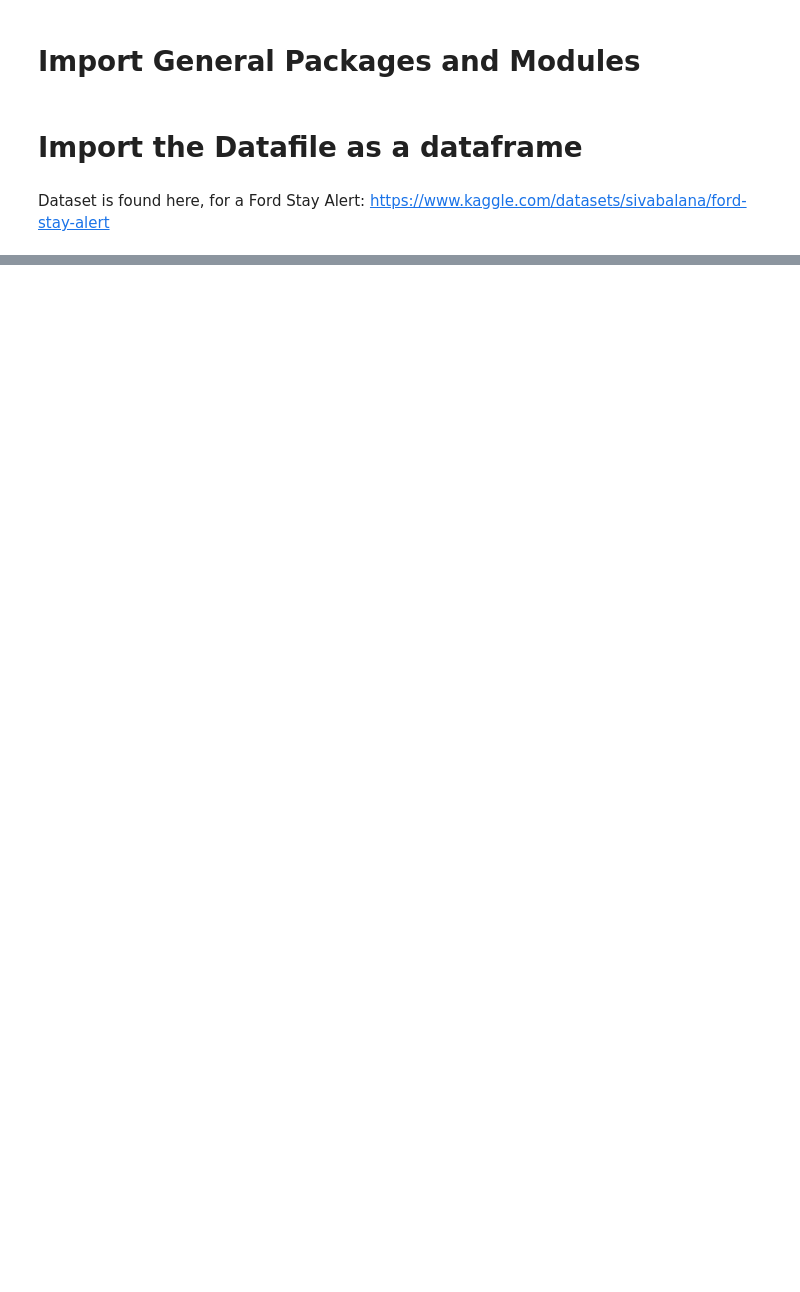
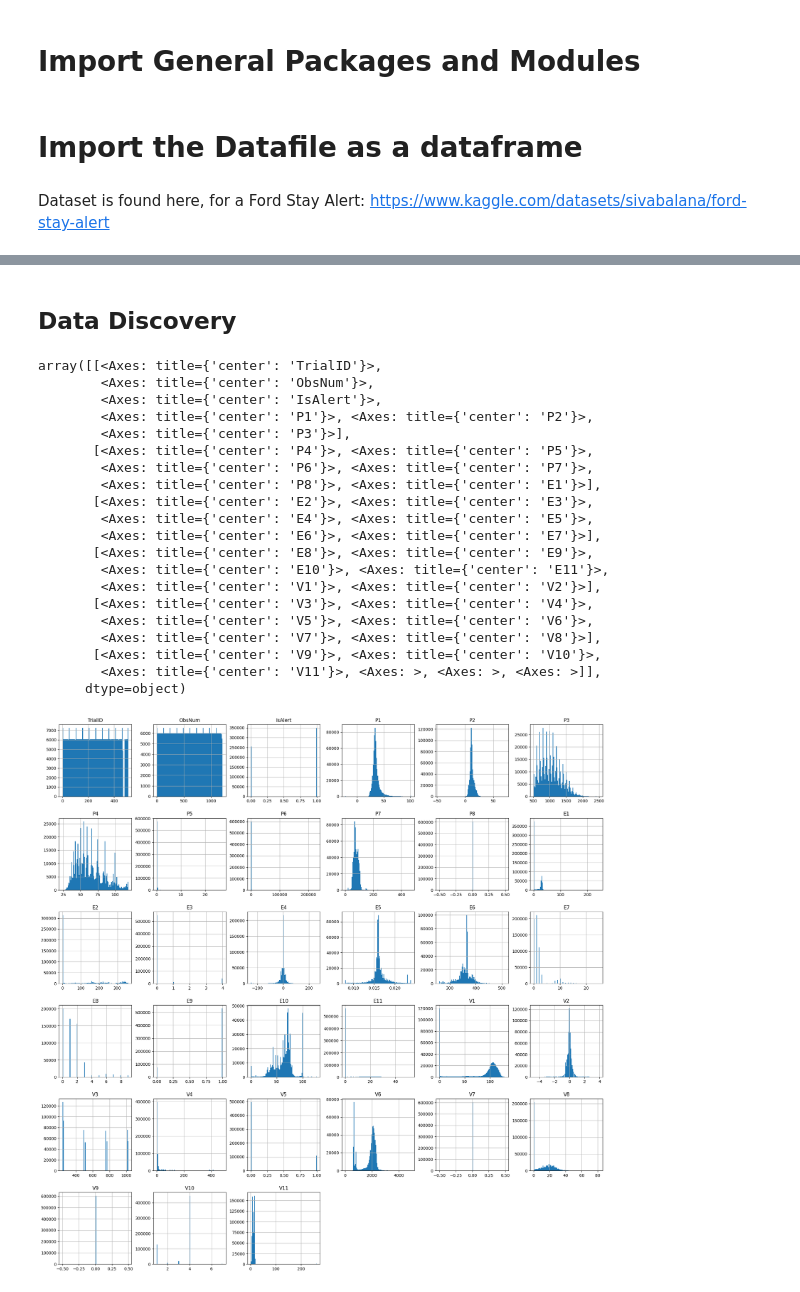
Before and after one commit to JaySachar/MSE413-ML, a Jupyter notebook: Project/main.ipynb, the cells around one changed output, grey strips where cells are left out. Drawn from its saved outputs; the diff is of its cells as text; code cells hidden in the pictures; blank space fills up the shorter version.

```diff
--- a/Project/main.ipynb
+++ b/Project/main.ipynb
@@ -22,0 +42,26 @@ sens_train_df = pd.read_csv(path)
+# %% [markdown]
+## Data Discovery
+# %%
+sens_train_df.hist(bins=100, figsize=(24,24))
+# %% [output]
+array([[<Axes: title={'center': 'TrialID'}>,
+        <Axes: title={'center': 'ObsNum'}>,
+        <Axes: title={'center': 'IsAlert'}>,
+        <Axes: title={'center': 'P1'}>, <Axes: title={'center': 'P2'}>,
+        <Axes: title={'center': 'P3'}>],
+       [<Axes: title={'center': 'P4'}>, <Axes: title={'center': 'P5'}>,
+        <Axes: title={'center': 'P6'}>, <Axes: title={'center': 'P7'}>,
+        <Axes: title={'center': 'P8'}>, <Axes: title={'center': 'E1'}>],
+       [<Axes: title={'center': 'E2'}>, <Axes: title={'center': 'E3'}>,
+        <Axes: title={'center': 'E4'}>, <Axes: title={'center': 'E5'}>,
+        <Axes: title={'center': 'E6'}>, <Axes: title={'center': 'E7'}>],
+       [<Axes: title={'center': 'E8'}>, <Axes: title={'center': 'E9'}>,
+        <Axes: title={'center': 'E10'}>, <Axes: title={'center': 'E11'}>,
+        <Axes: title={'center': 'V1'}>, <Axes: title={'center': 'V2'}>],
+       [<Axes: title={'center': 'V3'}>, <Axes: title={'center': 'V4'}>,
+        <Axes: title={'center': 'V5'}>, <Axes: title={'center': 'V6'}>,
+        <Axes: title={'center': 'V7'}>, <Axes: title={'center': 'V8'}>],
+       [<Axes: title={'center': 'V9'}>, <Axes: title={'center': 'V10'}>,
+        <Axes: title={'center': 'V11'}>, <Axes: >, <Axes: >, <Axes: >]],
+      dtype=object)
+[figure, added]
```
Also changed, not shown: parts of 4 cells of this notebook.
